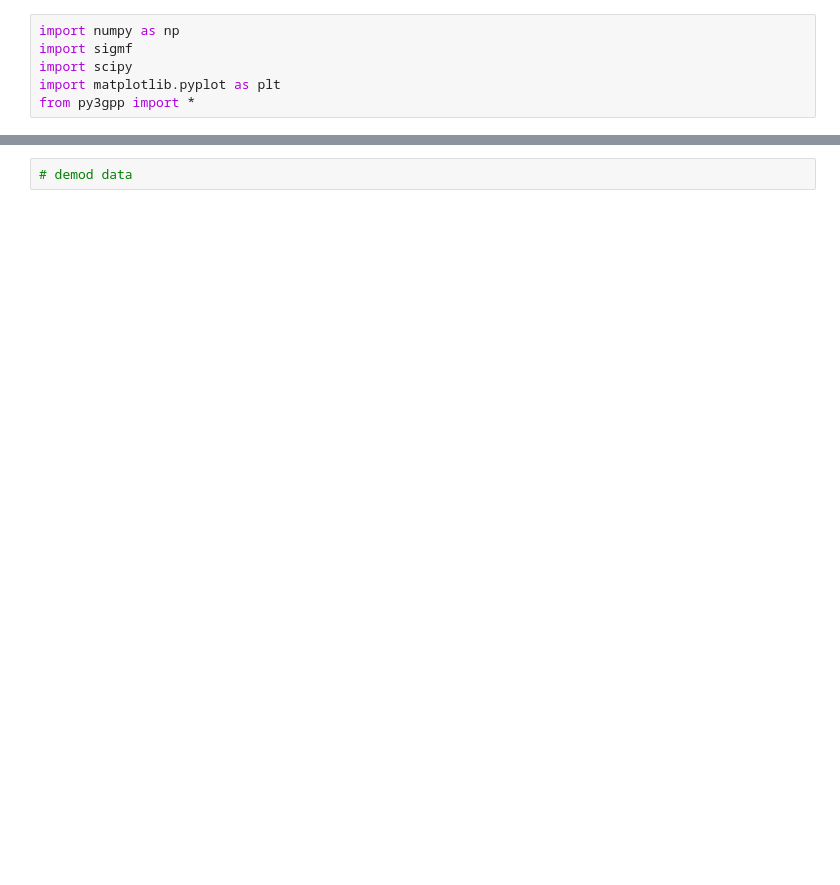
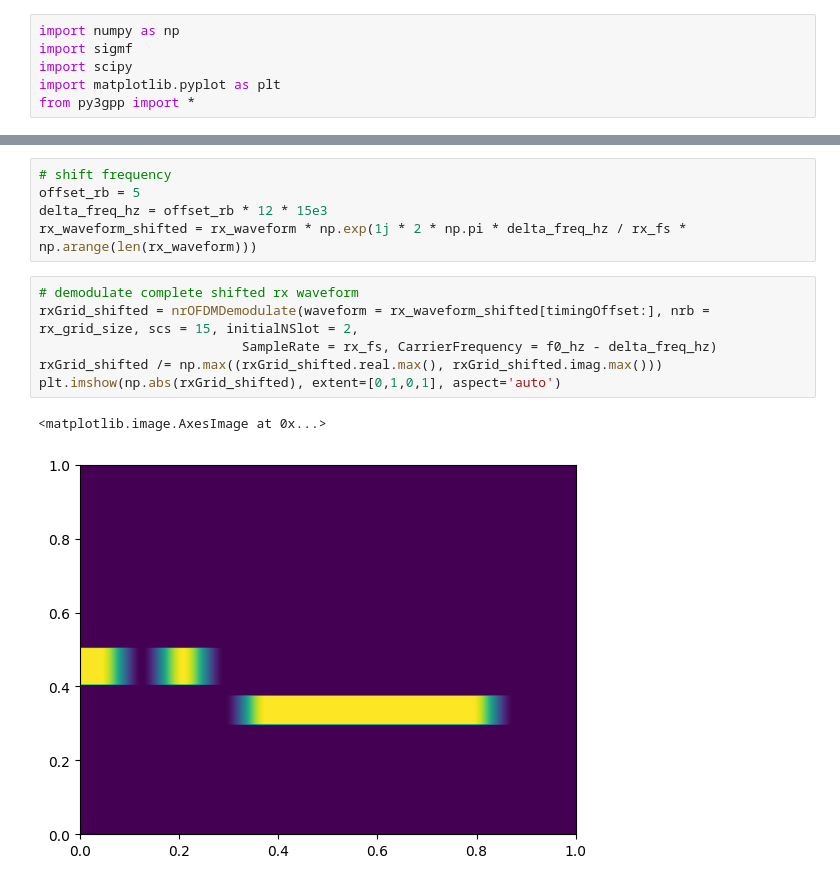
Before and after one commit to catkira/5G_experiments, a Jupyter notebook: phase_comp.ipynb, the cells around one changed output, grey strips where cells are left out. Cells and saved outputs as stored; diff of their text form; blank space fills up the shorter version.

Commit message:
demodulation at offset freq with phase compensation works

```diff
--- a/phase_comp.ipynb
+++ b/phase_comp.ipynb
@@ -160,2 +131,14 @@ axs[1].set_ylim([-np.pi, np.pi])
-# %%
-# demod data
+# %%
+# shift frequency
+offset_rb = 5
+delta_freq_hz = offset_rb * 12 * 15e3
+rx_waveform_shifted = rx_waveform * np.exp(1j * 2 * np.pi * delta_freq_hz / rx_fs * np.arange(len(rx_waveform)))
+# %%
+# demodulate complete shifted rx waveform
+rxGrid_shifted = nrOFDMDemodulate(waveform = rx_waveform_shifted[timingOffset:], nrb = rx_grid_size, scs = 15, initialNSlot = 2,
+                          SampleRate = rx_fs, CarrierFrequency = f0_hz - delta_freq_hz)
+rxGrid_shifted /= np.max((rxGrid_shifted.real.max(), rxGrid_shifted.imag.max()))
+plt.imshow(np.abs(rxGrid_shifted), extent=[0,1,0,1], aspect='auto')
+# %% [output]
+<matplotlib.image.AxesImage at 0x...>
+[figure, added]
```
Also changed, not shown: parts of 9 cells of this notebook.
